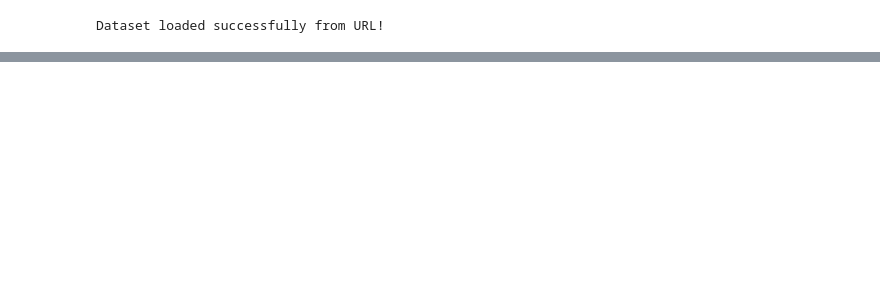
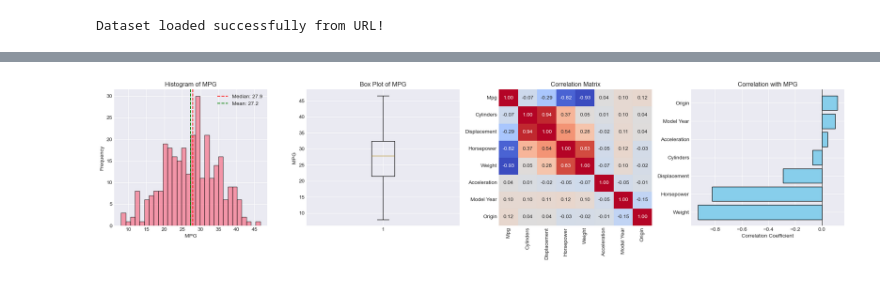
Before and after one commit to EleniAndualem/qiyas-2026-000054, a Jupyter notebook: phase 2 - ML/ML lab exercise.ipynb, the cells around one changed output, grey strips where cells are left out. Cells and saved outputs as stored; diff of their text form; code cells hidden in the pictures; blank space fills up the shorter version.

```diff
--- a/phase 2 - ML/ML lab exercise.ipynb
+++ b/phase 2 - ML/ML lab exercise.ipynb
@@ -49,0 +129,69 @@ Dataset loaded successfully from URL!
+# %%
+fig, axes = plt.subplots(1, 4, figsize=(20, 5))
+
+# 1. Histogram of MPG
+
+axes[0].hist(vehicles["mpg"], bins=30, edgecolor="black", alpha=0.7)
+axes[0].set_title("Histogram of MPG")
+axes[0].set_xlabel("MPG")
+axes[0].set_ylabel("Frequency")
+axes[0].axvline(
+    vehicles["mpg"].median(),
+    color="red",
+    linestyle="--",
+    label=f"Median: {vehicles['mpg'].median():.1f}",
+)
+axes[0].axvline(
+    vehicles["mpg"].mean(),
+    color="green",
+    linestyle="--",
+    label=f"Mean: {vehicles['mpg'].mean():.1f}",
+)
+axes[0].legend()
+
+# 2. Box Plot of MPG
+
+axes[1].boxplot(vehicles["mpg"])
+axes[1].set_title("Box Plot of MPG")
+axes[1].set_ylabel("MPG")
+axes[1].set_xticks([1])
+
+# Data Prep for Correlations
+
+numeric_df = vehicles.select_dtypes(include=["number"])
+corr_matrix = numeric_df.corr()
+
+# 3. Correlation Matrix (Heatmap)
+# Cleaned axis tick labels to remove underscores and capitalize
+clean_labels = [col.replace("_", " ").title() for col in corr_matrix.columns]
+
+sns.heatmap(
+    corr_matrix,
+    annot=True,
+    cmap="coolwarm",
+    fmt=".2f",
+    ax=axes[2],
+    cbar=False,
+    xticklabels=clean_labels,
+    yticklabels=clean_labels,
+)
+axes[2].set_title("Correlation Matrix")
+
+# 4. Correlation Bar Chart (Perfected)
+
+mpg_corr = corr_matrix["mpg"].drop("mpg").sort_values()
+
+# Clean up raw feature names for the bar chart y-axis
+clean_bar_labels = [idx.replace("_", " ").title() for idx in mpg_corr.index]
+
+axes[3].barh(
+    clean_bar_labels, mpg_corr.values, color="skyblue", edgecolor="black"
+)
+axes[3].axvline(0, color="black", linestyle="-", linewidth=0.8)
+axes[3].set_title("Correlation with MPG")
+axes[3].set_xlabel("Correlation Coefficient")
+
+plt.tight_layout()
+plt.show()
+# %% [output]
+[figure, added]
```
Also changed, not shown: parts of 13 cells of this notebook.
